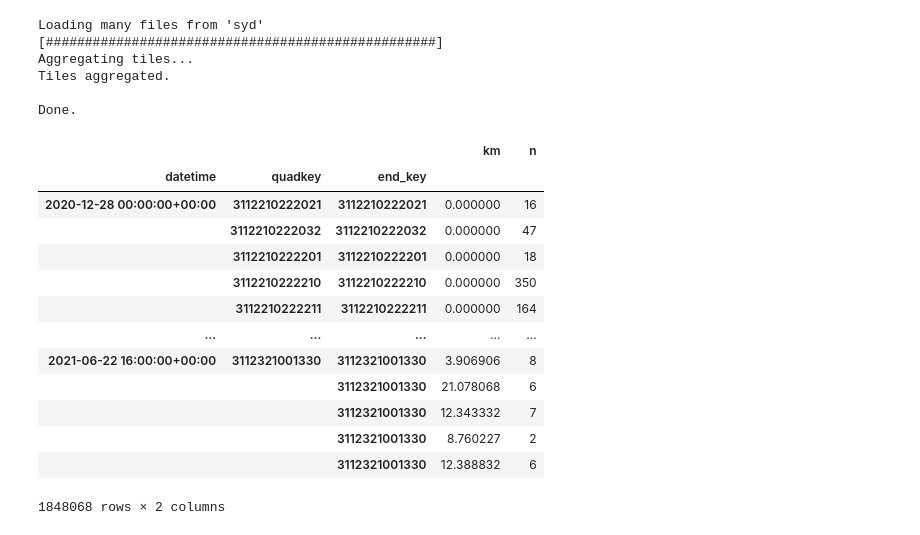
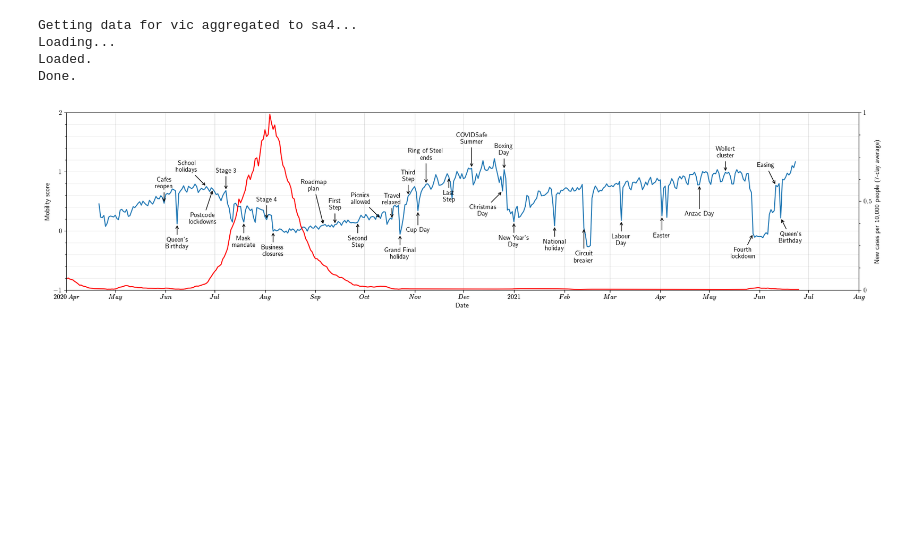
Before and after one commit to elyobo/mobility-aus, a Jupyter notebook: working/working_001.ipynb, the cells around one changed output. Drawn from its saved outputs; the diff is of its cells as text; code cells hidden in the pictures; blank space fills up the shorter version.

```diff
--- a/working/working_001.ipynb
+++ b/working/working_001.ipynb
@@ -5,26 +3,11 @@ fbdata = load.FBDataset('syd')
-# %%
-allout = fbdata[...]
-# %% [output]
-Loading many files from 'syd'
-[##################################################]
-Aggregating tiles...
-Tiles aggregated.
-
-Done.
-# %%
-allout
-# %% [output]
-|  |  |  | km | n |
-| datetime | quadkey | end_key |  |  |
-| 2020-12-28 00:00:00+00:00 | 3112210222021 | 3112210222021 | 0.000000 | 16 |
-|  | 3112210222032 | 3112210222032 | 0.000000 | 47 |
-|  | 3112210222201 | 3112210222201 | 0.000000 | 18 |
-|  | 3112210222210 | 3112210222210 | 0.000000 | 350 |
-|  | 3112210222211 | 3112210222211 | 0.000000 | 164 |
-| ... | ... | ... | ... | ... |
-| 2021-06-22 16:00:00+00:00 | 3112321001330 | 3112321001330 | 3.906906 | 8 |
-|  |  | 3112321001330 | 21.078068 | 6 |
-|  |  | 3112321001330 | 12.343332 | 7 |
-|  |  | 3112321001330 | 8.760227 | 2 |
-|  |  | 3112321001330 | 12.388832 | 6 |
-1848068 rows × 2 columns
+# %%
+canvas = recipes.melsummary_plot()
+# %% [output]
+Getting data for vic aggregated to sa4...
+Loading...
+Loaded.
+Done.
+# %%
+canvas
+# %% [output]
+[figure, added]
```
Also changed, not shown: parts of 2 cells of this notebook, 13 other files.
